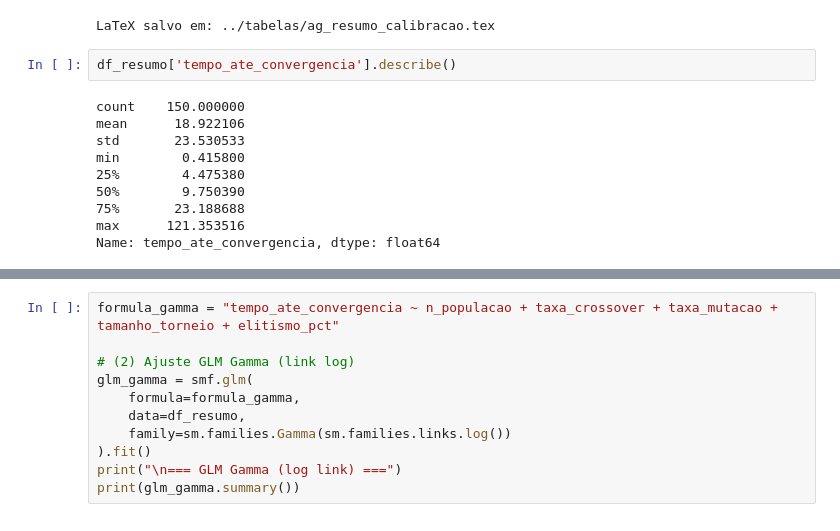
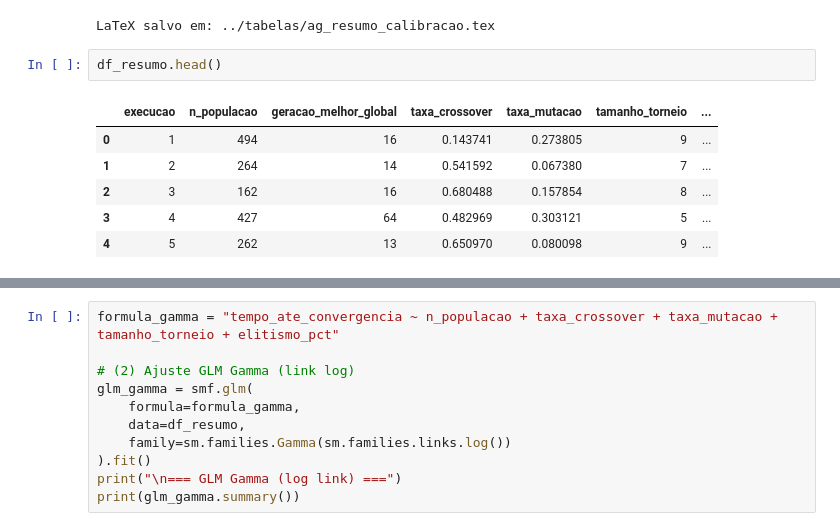
Before and after one commit to karl-peixoto/tcc_organizacao, a Jupyter notebook: codigos/analise_sensibilidade_parametros_ag.ipynb, the cells around one changed output, grey strips where cells are left out. Saved outputs shown, nothing was run; the diff lists cells and outputs as text.

```diff
--- a/codigos/analise_sensibilidade_parametros_ag.ipynb
+++ b/codigos/analise_sensibilidade_parametros_ag.ipynb
@@ -451,14 +438,11 @@ print(f"LaTeX salvo em: {latex_path}")
 # %% [output]
 LaTeX salvo em: ../tabelas/ag_resumo_calibracao.tex
 # %%
-df_resumo['tempo_ate_convergencia'].describe()
+df_resumo.head()
 # %% [output]
-count    150.000000
-mean      18.922106
-std       23.530533
-min        0.415800
-25%        4.475380
-50%        9.750390
-75%       23.188688
-max      121.353516
-Name: tempo_ate_convergencia, dtype: float64
+|  | execucao | n_populacao | geracao_melhor_global | taxa_crossover | taxa_mutacao | tamanho_torneio | ... |
+| 0 | 1 | 494 | 16 | 0.143741 | 0.273805 | 9 | ... |
+| 1 | 2 | 264 | 14 | 0.541592 | 0.067380 | 7 | ... |
+| 2 | 3 | 162 | 16 | 0.680488 | 0.157854 | 8 | ... |
+| 3 | 4 | 427 | 64 | 0.482969 | 0.303121 | 5 | ... |
+| 4 | 5 | 262 | 13 | 0.650970 | 0.080098 | 9 | ... |
```
Also changed, not shown: parts of 17 cells of this notebook, 16 other files.
